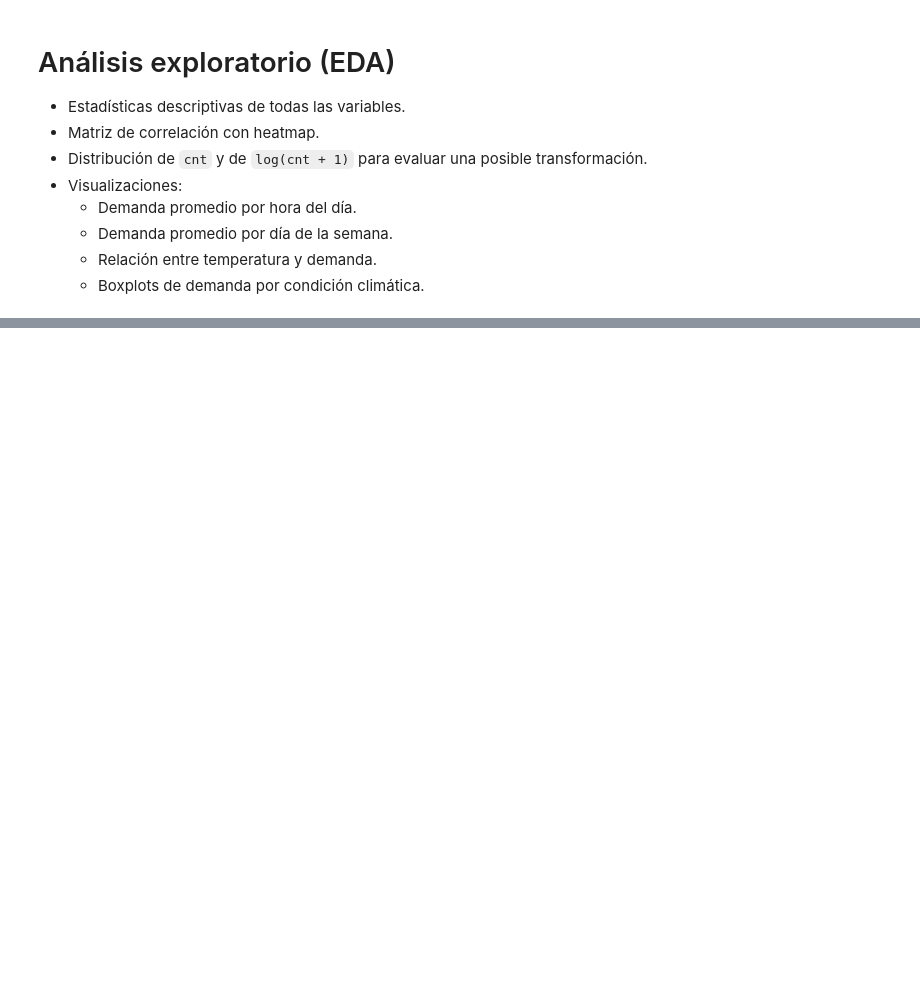
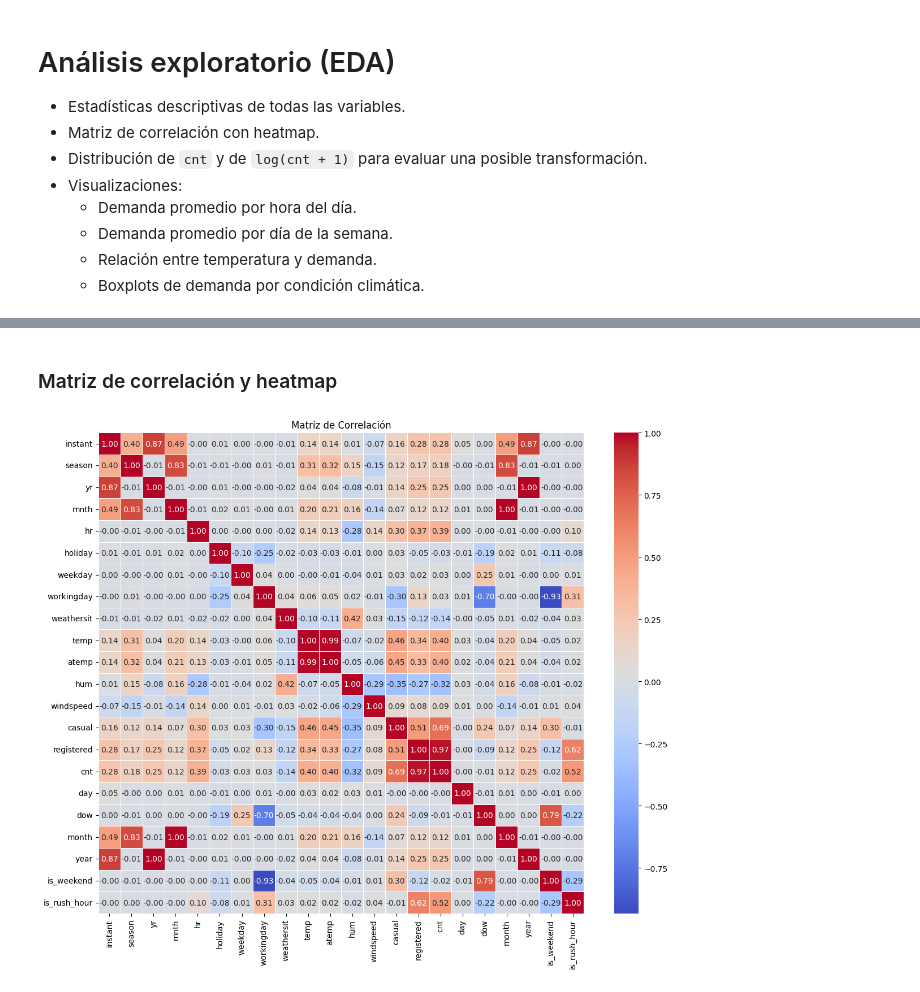
Before and after one commit to BaljeetTM/Tarea1_dataScience, a Jupyter notebook: Taller1.ipynb, the cells around one changed output, grey strips where cells are left out. Cells and saved outputs as stored; diff of their text form; code cells hidden in the pictures; blank space fills up the shorter version.

```diff
--- a/Taller1.ipynb
+++ b/Taller1.ipynb
@@ -481,0 +318,12 @@ dtype: int64
+# %% [markdown]
+### Matriz de correlación y heatmap
+# %%
+numeric_cols = [c for c in df.columns if pd.api.types.is_numeric_dtype(df[c])]
+correlation_matrix = df[numeric_cols].corr()
+plt.figure(figsize=(12, 10))
+sns.heatmap(correlation_matrix, annot=True, cmap='coolwarm', fmt='.2f', linewidths=0.5)
+plt.title('Matriz de Correlación')
+plt.tight_layout()
+plt.show()
+# %% [output]
+[figure, added]
```
Also changed, not shown: parts of 41 cells of this notebook.
